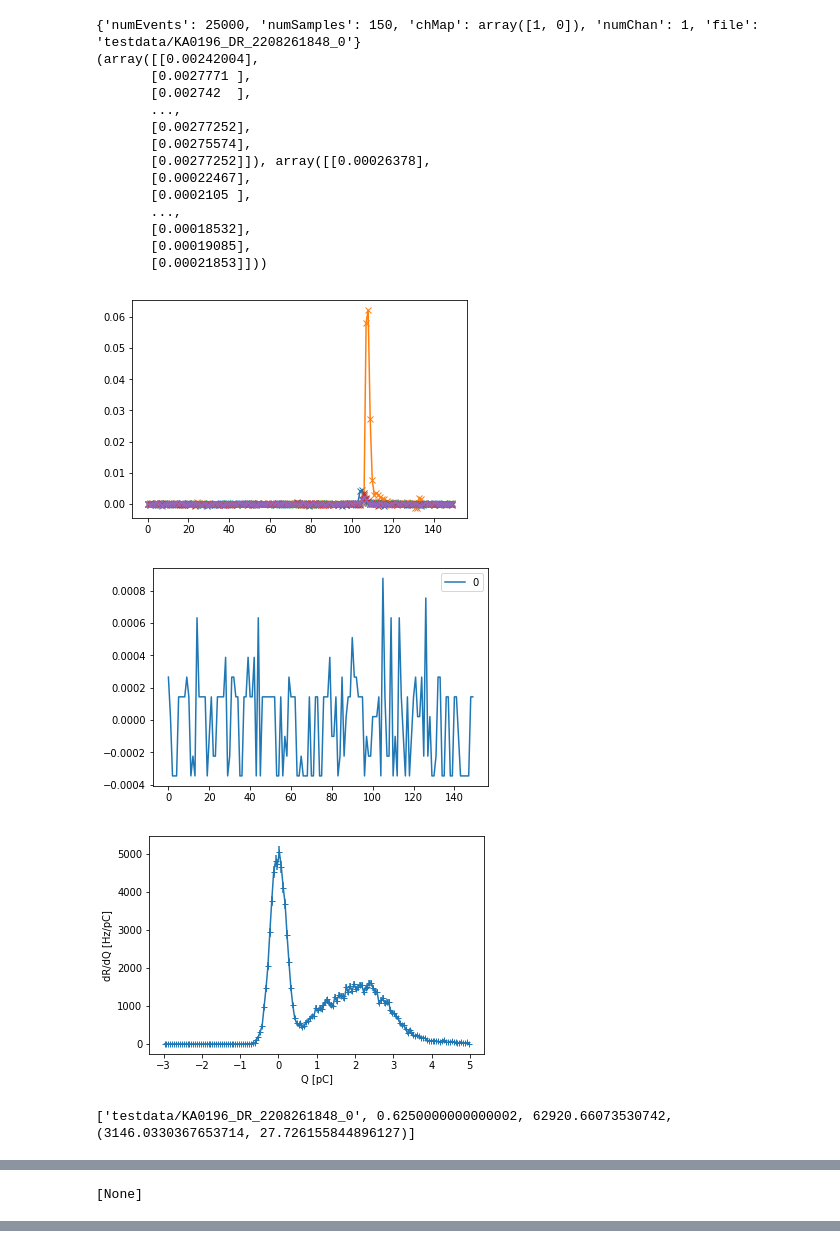
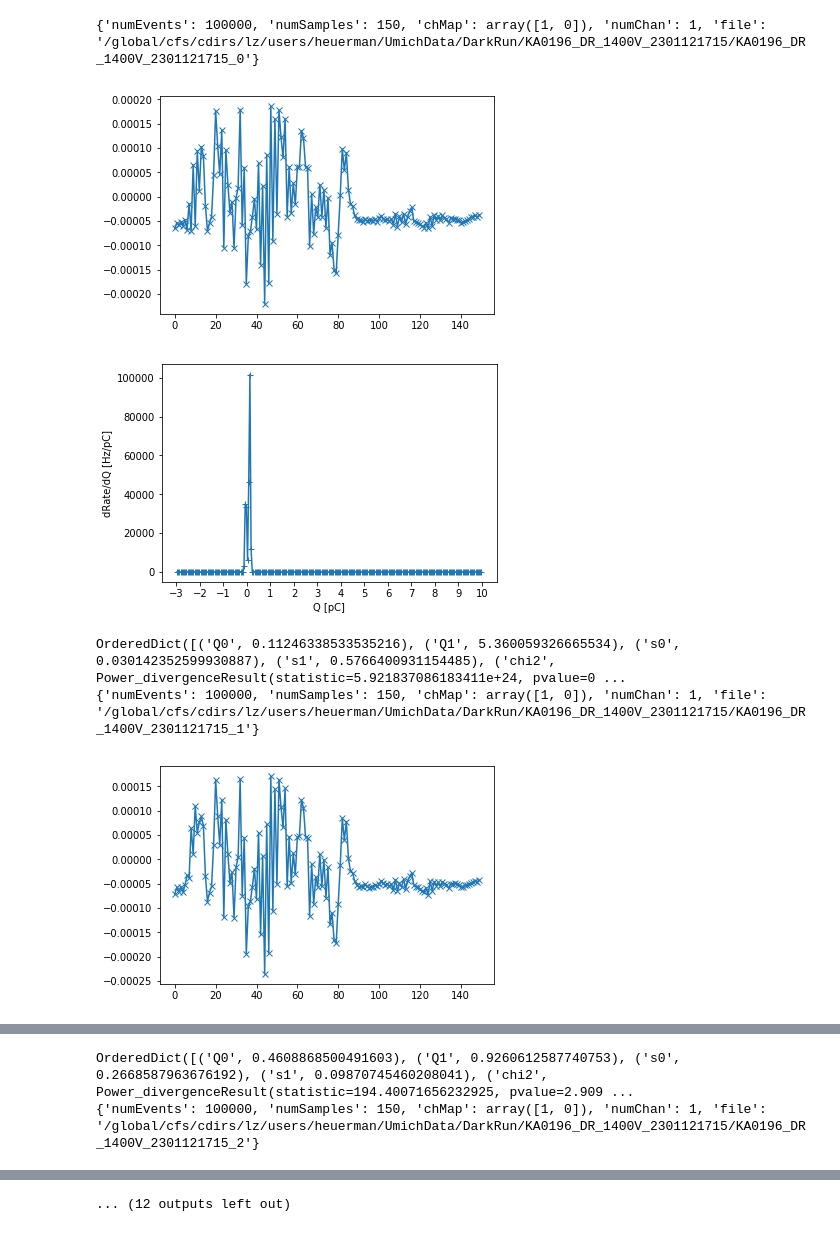
Before and after one commit to PenningLab/DDC10Ana, a Jupyter notebook: ReplacementDark.ipynb, the cells around one changed output, grey strips where cells are left out. Cells and saved outputs as stored; diff of their text form; code cells hidden in the pictures.

Commit message:
bug fixes to gain calc and dark calc

```diff
--- a/ReplacementDark.ipynb
+++ b/ReplacementDark.ipynb
@@ -55,7 +40,7 @@ def fullRun(fname,sdir):
 # %%
-pmt = 'KA0196_DR_2208261848_0'
-wDir = 'testdata'
-fWaves = [os.path.splitext(iF)[0] for iF in glob.glob('{}/{}.bin'.format(wDir,pmt))]
+pmt = "KA0196"
+wDir = '/global/cfs/cdirs/lz/users/heuerman/UmichData'
+fWaves = [os.path.splitext(iF)[0] for iF in glob.glob('{}/DarkRun/{}*/*.bin'.format(wDir,pmt))]
 fWaves.sort()
 fWaves,
 # %% [output]
@@ -63,21 +55,37 @@ fWaves,
+# %%
+def fullRun(fname,sdir,fit=False):
+    bW = 0.05
+    Qhist = DRun(fname,30,3,5,5,0,bW,False)
+    #print(Qhist)
+    mfig = plotQ(Qhist,sdir+'/figs')
+    if fit:
+        P = {'Q0':0,'Q1':1.6,'s0':0.2,'s1':0.8}
+        GFit,GErr = au.fitQ(Qhist,P,doErr=True)
+        QNoise = GFit['Q0']
+        QSPE = GFit['Q1']
+        Qbin0 = np.argmax(Qhist[1]>QNoise)
+        Qbin1 = np.argmax(Qhist[1]>QSPE)
+        minQ = min(Qhist[1])
+        maxQ = max(Qhist[1])
+        xVals = np.arange(minQ,maxQ,1e-3)
+        print(GFit,GErr)
+    else:
+        Qbin0 = np.argmax(Qhist[1]>0)
+        Qbin1 = np.argmax(Qhist[1]>1.6)
+
+    #Qvalley = Qbin0 + np.argmin(Qhist[1][Qbin0:Qbin1])
+    #eDR = np.sum(Qhist[0][Qvalley:])
+    #eDRErr = np.sqrt(np.sum(Qhist[2][Qvalley:]))
+    #DR = eDR*bW
+    #DRErr = DR*eDRErr/eDR
+    #print([fname,Qhist[1][Qvalley],eDR,(DR,DRErr)])
+    #return Qhist[0]
 # %%
-[fullRun(fWave,'.',False) for fWave in fWaves[:]]
+[fullRun(fWave,wDir,True) for fWave in fWaves]
 # %% [output]
-{'numEvents': 25000, 'numSamples': 150, 'chMap': array([1, 0]), 'numChan': 1, 'file': 'testdata/KA0196_DR_2208261848_0'}
-(array([[0.00242004],
-       [0.0027771 ],
-       [0.002742  ],
-       ...,
-       [0.00277252],
-       [0.00275574],
-       [0.00277252]]), array([[0.00026378],
-       [0.00022467],
-       [0.0002105 ],
-       ...,
-       [0.00018532],
-       [0.00019085],
-       [0.00021853]]))
+{'numEvents': 100000, 'numSamples': 150, 'chMap': array([1, 0]), 'numChan': 1, 'file': '/global/cfs/cdirs/lz/users/heuerman/UmichData/DarkRun/KA0196_DR_1400V_2301121715/KA0196_DR_1400V_2301121715_0'}
-[figure, old version]
+[figure, new version]
-[figure, old version]
+[figure, new version]
+OrderedDict([('Q0', 0.11246338533535216), ('Q1', 5.360059326665534), ('s0', 0.030142352599930887), ('s1', 0.5766400931154485), ('chi2', Power_divergenceResult(statistic=5.921837086183411e+24, pvalue=0 ...
+{'numEvents': 100000, 'numSamples': 150, 'chMap': array([1, 0]), 'numChan': 1, 'file': '/global/cfs/cdirs/lz/users/heuerman/UmichData/DarkRun/KA0196_DR_1400V_2301121715/KA0196_DR_1400V_2301121715_1'}
-[figure, old version]
+[figure, new version]
-['testdata/KA0196_DR_2208261848_0', 0.6250000000000002, 62920.66073530742, (3146.0330367653714, 27.726155844896127)]
@@ -84 +93,2 @@ fWaves,
-[None]
+OrderedDict([('Q0', 0.4608868500491603), ('Q1', 0.9260612587740753), ('s0', 0.2668587963676192), ('s1', 0.09870745460208041), ('chi2', Power_divergenceResult(statistic=194.40071656232925, pvalue=2.909 ...
+{'numEvents': 100000, 'numSamples': 150, 'chMap': array([1, 0]), 'numChan': 1, 'file': '/global/cfs/cdirs/lz/users/heuerman/UmichData/DarkRun/KA0196_DR_1400V_2301121715/KA0196_DR_1400V_2301121715_2'}
@@ -84,0 +101 @@ fWaves,
+... (12 outputs left out)
```
Also changed, not shown: parts of 3 cells of this notebook, 3 other files.
